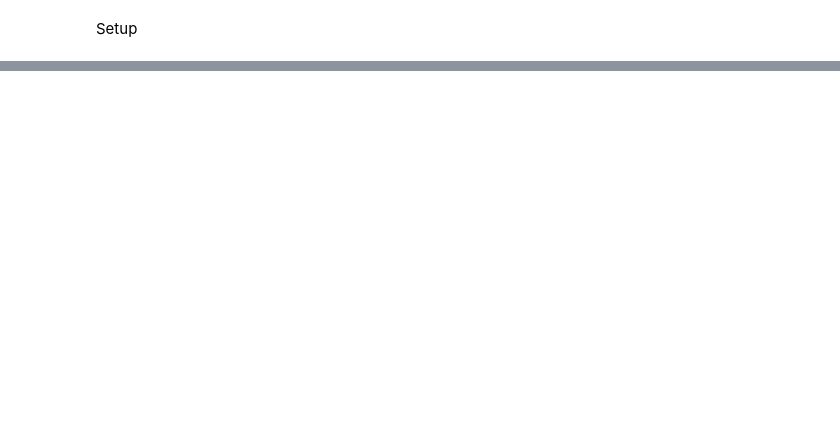
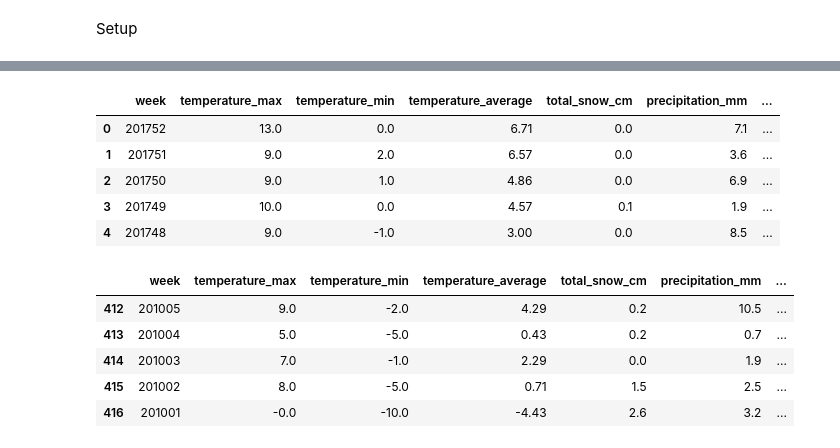
Before and after one commit to macdrien/utbm-ad50-predict-interventions-number-sdis91, a Jupyter notebook: src/app.ipynb, the cells around one changed output, grey strips where cells are left out. Drawn from its saved outputs; the diff is of its cells as text; code cells hidden in the pictures; blank space fills up the shorter version.

```diff
--- a/src/app.ipynb
+++ b/src/app.ipynb
@@ -33,0 +286,18 @@ print('Setup complete')
+# %%
+display(
+    wwo_data.head(),
+    wwo_data.tail(),
+)
+# %% [output]
+|  | week | temperature_max | temperature_min | temperature_average | total_snow_cm | precipitation_mm | ... |
+| 0 | 201752 | 13.0 | 0.0 | 6.71 | 0.0 | 7.1 | ... |
+| 1 | 201751 | 9.0 | 2.0 | 6.57 | 0.0 | 3.6 | ... |
+| 2 | 201750 | 9.0 | 1.0 | 4.86 | 0.0 | 6.9 | ... |
+| 3 | 201749 | 10.0 | 0.0 | 4.57 | 0.1 | 1.9 | ... |
+| 4 | 201748 | 9.0 | -1.0 | 3.00 | 0.0 | 8.5 | ... |
+|  | week | temperature_max | temperature_min | temperature_average | total_snow_cm | precipitation_mm | ... |
+| 412 | 201005 | 9.0 | -2.0 | 4.29 | 0.2 | 10.5 | ... |
+| 413 | 201004 | 5.0 | -5.0 | 0.43 | 0.2 | 0.7 | ... |
+| 414 | 201003 | 7.0 | -1.0 | 2.29 | 0.0 | 1.9 | ... |
+| 415 | 201002 | 8.0 | -5.0 | 0.71 | 1.5 | 2.5 | ... |
+| 416 | 201001 | -0.0 | -10.0 | -4.43 | 2.6 | 3.2 | ... |
```
Also changed, not shown: parts of 10 cells of this notebook.
